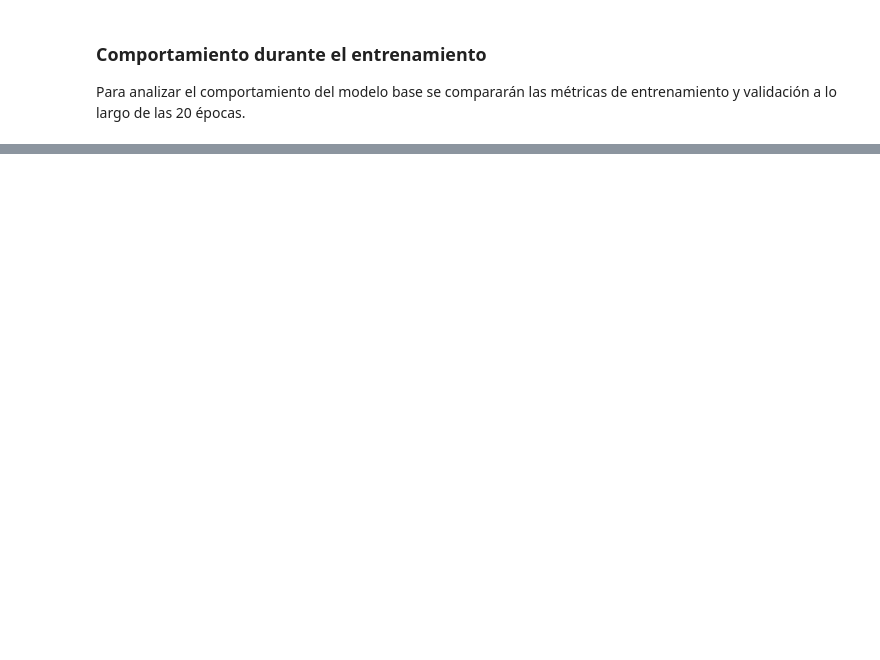
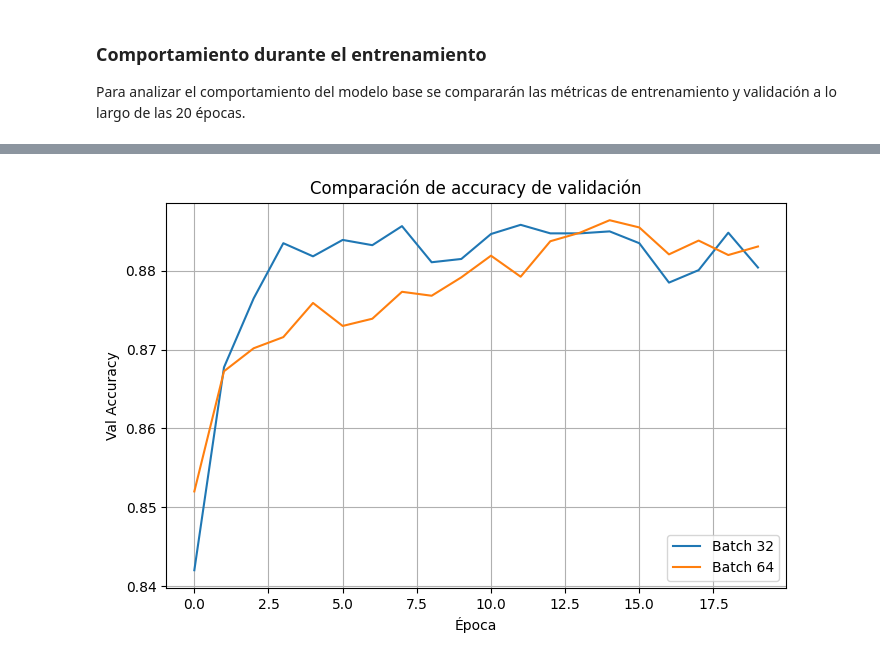
Before and after one commit to JavierPelao/Deep_Learning_Ev1, a Jupyter notebook: Deep_Learning_Ev1.ipynb, the cells around one changed output, grey strips where cells are left out. Cells and saved outputs as stored; diff of their text form; code cells hidden in the pictures; blank space fills up the shorter version.

```diff
--- a/Deep_Learning_Ev1.ipynb
+++ b/Deep_Learning_Ev1.ipynb
@@ -355,0 +413,27 @@ Esto indica que el modelo comienza a presentar sobreajuste, ya que continúa mej
+# %%
+# Reiniciar la misma semilla antes de crear el modelo
+tf.keras.utils.set_random_seed(42)
+
+# Crear el modelo para batch size 64 desde cero
+modelo_batch64 = Sequential([
+    Input(shape=(28, 28)),
+    Flatten(),
+    Dense(128, activation="relu"),
+    Dense(64, activation="relu"),
+    Dense(10, activation="softmax")
+])
+
+modelo_batch64.compile(
+    optimizer=Adam(learning_rate=0.001),
+    loss="sparse_categorical_crossentropy",
+    metrics=["accuracy"]
+)
+
+# Entrenar cambiando únicamente el batch size
+history_batch64 = modelo_batch64.fit(
+    X_tr,
+    y_tr,
+    epochs=20,
+    batch_size=64,
+    validation_data=(X_val, y_val)
+)
@@ -355,0 +486,16 @@ Esto indica que el modelo comienza a presentar sobreajuste, ya que continúa mej
+# %%
+# Comparar accuracy de validación para ambos batch size
+plt.figure(figsize=(8, 5))
+
+plt.plot(history_base.history["val_accuracy"], label="Batch 32")
+plt.plot(history_batch64.history["val_accuracy"], label="Batch 64")
+
+plt.title("Comparación de accuracy de validación")
+plt.xlabel("Época")
+plt.ylabel("Val Accuracy")
+plt.legend()
+plt.grid()
+
+plt.show()
+# %% [output]
+[figure, added]
```
Also changed, not shown: parts of 55 cells of this notebook.
